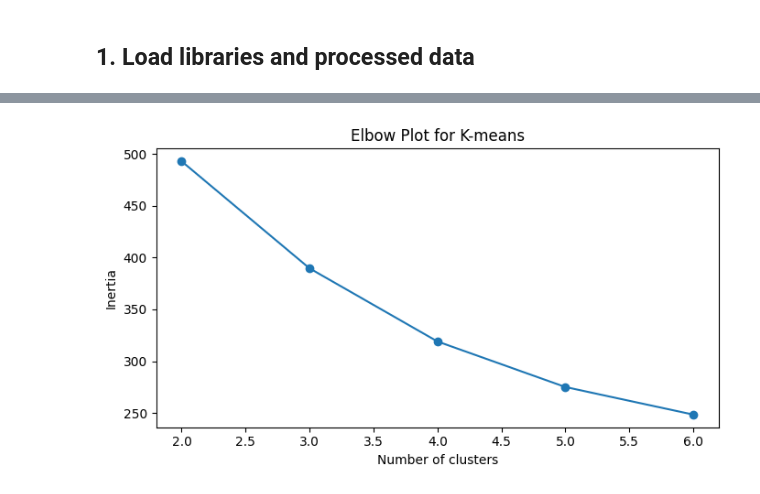
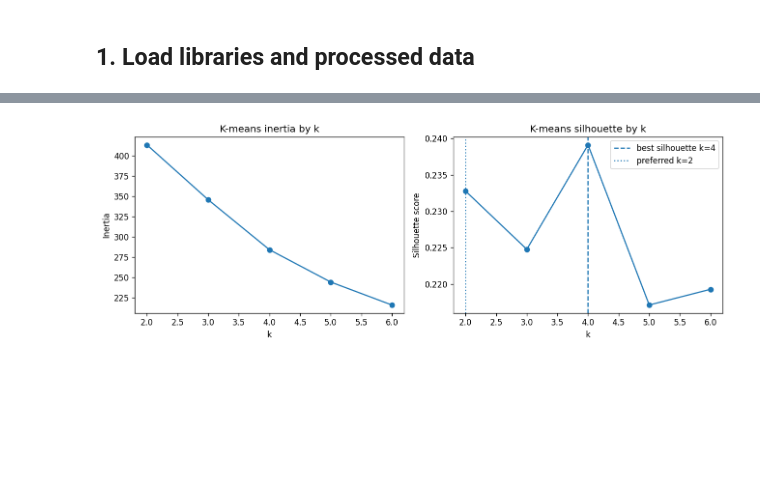
Before and after one commit to Venettov/CAPSTONE_DATA_SCIENCE_RIVERARUIZ, a Jupyter notebook: analysis/Phase5_Municipal_Typology.ipynb, the cells around one changed output, grey strips where cells are left out. Drawn from its saved outputs; the diff is of its cells as text; code cells hidden in the pictures; blank space fills up the shorter version.

```diff
--- a/analysis/Phase5_Municipal_Typology.ipynb
+++ b/analysis/Phase5_Municipal_Typology.ipynb
@@ -84,11 +170,22 @@ This section rescales that index to a 0–1 range so it can be used as a simpler
 # %%
+
 if "vulnerability_index" not in latest_df.columns:
     raise ValueError("Expected 'vulnerability_index' column in processed dataset.")
 
+v = latest_df["vulnerability_index"].astype(float)
+lower_clip = float(v.quantile(0.05))
+upper_clip = float(v.quantile(0.95))
+latest_df["vulnerability_index_clipped"] = v.clip(lower=lower_clip, upper=upper_clip)
+
 scaler = MinMaxScaler()
 latest_df["vulnerability_score_0_1"] = scaler.fit_transform(
-    latest_df[["vulnerability_index"]]
+    latest_df[["vulnerability_index_clipped"]]
 )
 
-latest_df[["municipio", "vulnerability_index", "vulnerability_score_0_1"]].head()
+print("Vulnerability clipping bounds:", {"p05": round(lower_clip, 3), "p95": round(upper_clip, 3)})
+print(
+    latest_df[["municipio", "vulnerability_index", "vulnerability_score_0_1"]]
+    .sort_values("vulnerability_score_0_1", ascending=False)
+    .head(10)
+)
 # %% [output]
@@ -159,17 +362,66 @@ Then we fit a 4-cluster solution for municipal typology analysis.
 # %%
-inertias = []
-k_values = range(2, 7)
+k_values = list(range(2, 7))
+cluster_diagnostics = []
 
 for k in k_values:
     km = KMeans(n_clusters=k, random_state=42, n_init=20)
-    km.fit(X_cluster)
-    inertias.append(km.inertia_)
+    labels = km.fit_predict(X_cluster)
+    sil = silhouette_score(X_cluster, labels)
+    counts = pd.Series(labels).value_counts().sort_index()
+    cluster_diagnostics.append({
+        "k": k,
+        "inertia": float(km.inertia_),
+        "silhouette": float(sil),
+        "min_cluster_size": int(counts.min()),
+        "max_cluster_size": int(counts.max()),
+        "singleton_clusters": int((counts == 1).sum()),
+    })
 
-plt.figure(figsize=(7, 4))
-plt.plot(list(k_values), inertias, marker="o")
-plt.title("Elbow Plot for K-means")
-plt.xlabel("Number of clusters")
-plt.ylabel("Inertia")
+cluster_diag_df = pd.DataFrame(cluster_diagnostics).sort_values("k").reset_index(drop=True)
+
+best_silhouette = float(cluster_diag_df["silhouette"].max())
+best_silhouette_k = int(
+    cluster_diag_df.sort_values(["silhouette", "inertia"], ascending=[False, True]).iloc[0]["k"]
+)
+
+silhouette_tolerance = 0.02
+eligible_diag = cluster_diag_df[
+    (cluster_diag_df["singleton_clusters"] == 0)
+    & (cluster_diag_df["silhouette"] >= best_silhouette - silhouette_tolerance)
+].copy()
+
+if not eligible_diag.empty:
+    selected_k = int(eligible_diag.sort_values(["k", "inertia"], ascending=[True, True]).iloc[0]["k"])
+    selection_note = (
+        f"Preferred k = {selected_k}: non-singleton and within {silhouette_tolerance:.2f} "
+        f"of the top silhouette solution (best silhouette k = {best_silhouette_k})."
+    )
+else:
+    selected_k = best_silhouette_k
+    selection_note = (
+        f"Preferred k falls back to the top silhouette solution because no non-singleton "
+        f"alternative was within {silhouette_tolerance:.2f}."
+    )
+
+print("Highest-silhouette k:", best_silhouette_k)
+print("Preferred primary k:", selected_k)
+print(selection_note)
+display(cluster_diag_df.round(4))
+
+fig, axes = plt.subplots(1, 2, figsize=(11, 4))
+axes[0].plot(cluster_diag_df["k"], cluster_diag_df["inertia"], marker="o")
+axes[0].set_title("K-means inertia by k")
+axes[0].set_xlabel("k")
+axes[0].set_ylabel("Inertia")
+
+axes[1].plot(cluster_diag_df["k"], cluster_diag_df["silhouette"], marker="o")
+axes[1].axvline(best_silhouette_k, linestyle="--", label=f"best silhouette k={best_silhouette_k}")
+axes[1].axvline(selected_k, linestyle=":", label=f"preferred k={selected_k}")
+axes[1].set_title("K-means silhouette by k")
+axes[1].set_xlabel("k")
+axes[1].set_ylabel("Silhouette score")
+axes[1].legend()
+
 plt.tight_layout()
 plt.show()
 # %% [output]
@@ -176,2 +437,2 @@ plt.show()
-[figure, old version]
+[figure, new version]
 # %%
```
Also changed, not shown: parts of 24 cells of this notebook, 25 other files.
